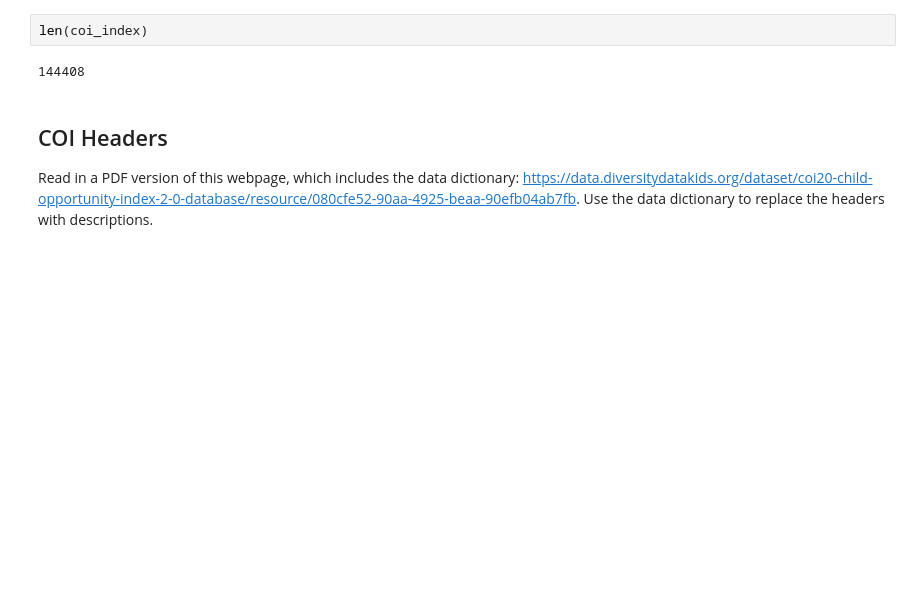
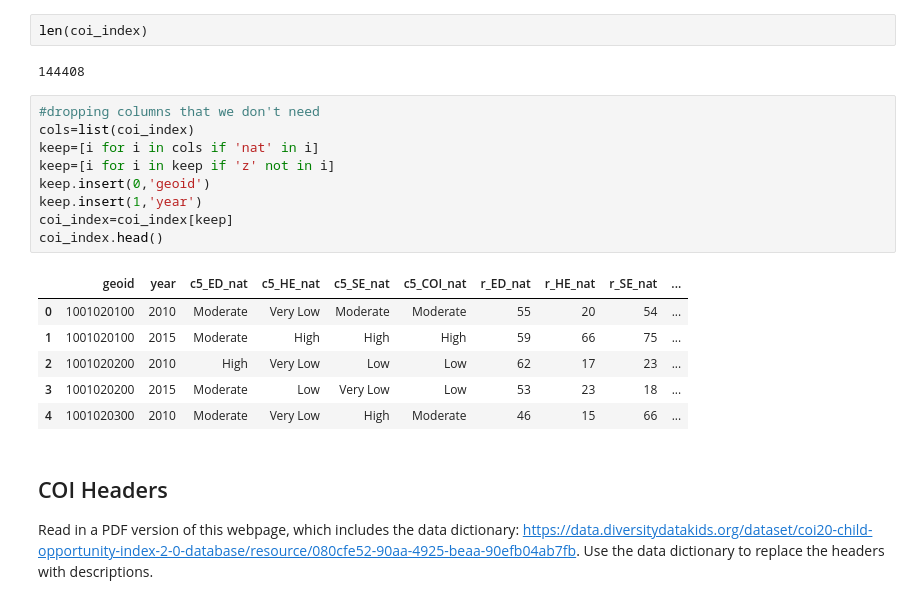
Before and after one commit to georgetown-analytics/Bleeding-Hearts, a Jupyter notebook: Wrangling.ipynb, the cells around one changed output. Saved outputs shown, nothing was run; the diff lists cells and outputs as text; blank space fills up the shorter version.

```diff
--- a/Wrangling.ipynb
+++ b/Wrangling.ipynb
@@ -287,6 +355,22 @@ coi_index.head()
 len(coi_index)
 # %% [output]
 144408
+# %%
+#dropping columns that we don't need
+cols=list(coi_index)
+keep=[i for i in cols if 'nat' in i]
+keep=[i for i in keep if 'z' not in i]
+keep.insert(0,'geoid')
+keep.insert(1,'year')
+coi_index=coi_index[keep]
+coi_index.head()
+# %% [output]
+|  | geoid | year | c5_ED_nat | c5_HE_nat | c5_SE_nat | c5_COI_nat | r_ED_nat | r_HE_nat | r_SE_nat | ... |
+| 0 | 1001020100 | 2010 | Moderate | Very Low | Moderate | Moderate | 55 | 20 | 54 | ... |
+| 1 | 1001020100 | 2015 | Moderate | High | High | High | 59 | 66 | 75 | ... |
+| 2 | 1001020200 | 2010 | High | Very Low | Low | Low | 62 | 17 | 23 | ... |
+| 3 | 1001020200 | 2015 | Moderate | Low | Very Low | Low | 53 | 23 | 18 | ... |
+| 4 | 1001020300 | 2010 | Moderate | Very Low | High | Moderate | 46 | 15 | 66 | ... |
 # %% [markdown]
 ## COI Headers
 
```
Also changed, not shown: parts of 20 cells of this notebook.
